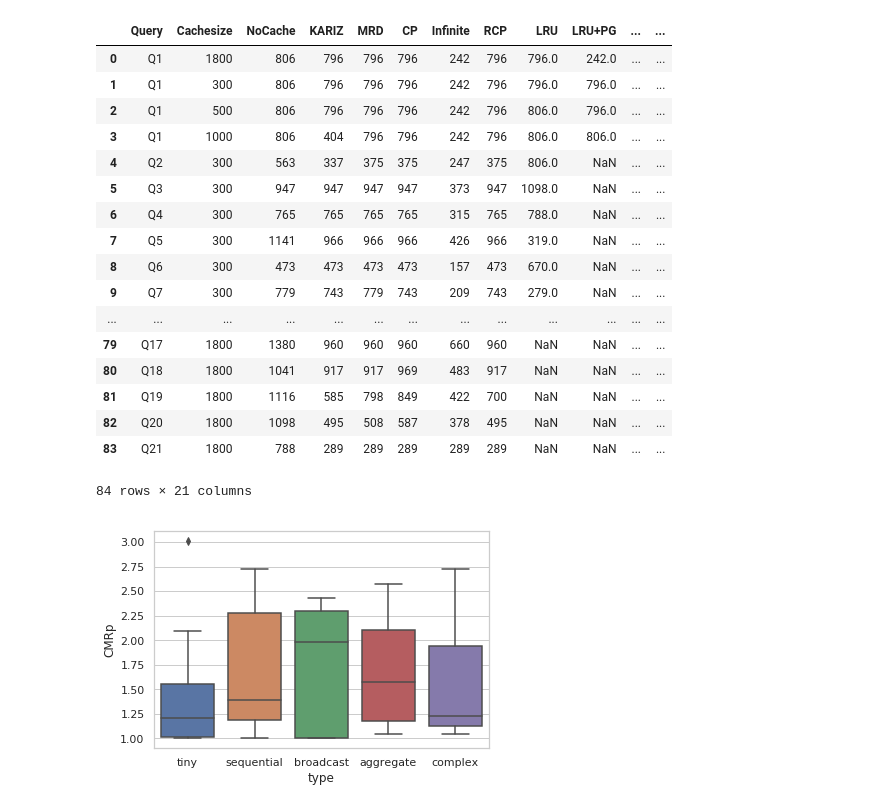
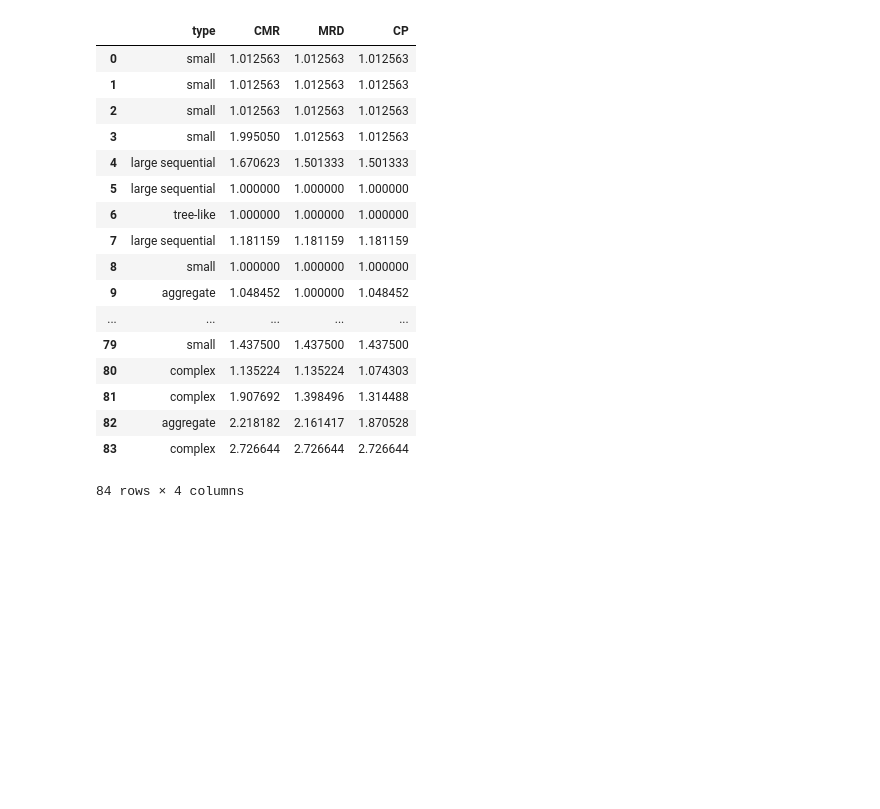
Before and after one commit to UmasouTTT/Kariz, a Jupyter notebook: expriments/microbenchmark/Untitled.ipynb, the cells around one changed output. Saved outputs shown, nothing was run; the diff lists cells and outputs as text; code cells hidden in the pictures; blank space fills up the shorter version.

```diff
--- a/expriments/microbenchmark/Untitled.ipynb
+++ b/expriments/microbenchmark/Untitled.ipynb
@@ -18,56 +18,62 @@ types = {
 "Q4" : "broadcast",
 "Q5" : "sequential",
 "Q6" : "tiny",
 "Q7" : "aggregate",
 "Q8" : "complex",
 "Q9" : "aggregate",
 "Q10" : "sequential",
 "Q11" : "broadcast",
 "Q12" : "sequential",
 "Q13" : "sequential",
 "Q14" : "tiny",
 "Q15" : "complex",
 "Q16" : "aggregate",
 "Q17" : "tiny",
 "Q18" : "complex",
 "Q19" : "complex",
 "Q20" : "aggregate",
 "Q21" : "complex",
 "Q22" : "sequential",
 }
 
 
 df = pd.read_csv('/local0/papers/KARIZ/OSDI20/Figures/scripts/SimResultsTPCHWarmCache.csv')
 def assign_type(row):
-    row['type'] = types[row['Query']]
+
+    dd = {"tiny": "small",
+          "sequential": "large sequential",
+          "broadcast": "tree-like",
+          "aggregate": "aggregate",
+          "complex": "complex"
+         }
+
+    row['type'] = dd[types[row['Query']]]
     return row
 
 df = df.apply(assign_type, axis=1)
 
-df['CMRp'] = df['NoCache']/df['KARIZ']
-df['MRDp'] = df['NoCache']/df['MRD']
-df['CPp'] = df['NoCache']/df['CP']
+df['MRD'] = df['NoCache']/df['MRDp']
+df['CP'] = df['NoCache']/df['CPp']
+df['CMR'] = df['NoCache']/df['KARIZp']
 
-sns.boxplot(x="type", y="CMRp", data=df)
-
-df
+df2 = df[['type', 'CMR', 'MRD', 'CP']]
+df2
 # %% [output]
-|  | Query | Cachesize | NoCache | KARIZ | MRD | CP | Infinite | RCP | LRU | LRU+PG | ... | ... |
-| 0 | Q1 | 1800 | 806 | 796 | 796 | 796 | 242 | 796 | 796.0 | 242.0 | ... | ... |
-| 1 | Q1 | 300 | 806 | 796 | 796 | 796 | 242 | 796 | 796.0 | 796.0 | ... | ... |
-| 2 | Q1 | 500 | 806 | 796 | 796 | 796 | 242 | 796 | 806.0 | 796.0 | ... | ... |
-| 3 | Q1 | 1000 | 806 | 404 | 796 | 796 | 242 | 796 | 806.0 | 806.0 | ... | ... |
-| 4 | Q2 | 300 | 563 | 337 | 375 | 375 | 247 | 375 | 806.0 | NaN | ... | ... |
-| 5 | Q3 | 300 | 947 | 947 | 947 | 947 | 373 | 947 | 1098.0 | NaN | ... | ... |
-| 6 | Q4 | 300 | 765 | 765 | 765 | 765 | 315 | 765 | 788.0 | NaN | ... | ... |
-| 7 | Q5 | 300 | 1141 | 966 | 966 | 966 | 426 | 966 | 319.0 | NaN | ... | ... |
-| 8 | Q6 | 300 | 473 | 473 | 473 | 473 | 157 | 473 | 670.0 | NaN | ... | ... |
-| 9 | Q7 | 300 | 779 | 743 | 779 | 743 | 209 | 743 | 279.0 | NaN | ... | ... |
-| ... | ... | ... | ... | ... | ... | ... | ... | ... | ... | ... | ... | ... |
-| 79 | Q17 | 1800 | 1380 | 960 | 960 | 960 | 660 | 960 | NaN | NaN | ... | ... |
-| 80 | Q18 | 1800 | 1041 | 917 | 917 | 969 | 483 | 917 | NaN | NaN | ... | ... |
-| 81 | Q19 | 1800 | 1116 | 585 | 798 | 849 | 422 | 700 | NaN | NaN | ... | ... |
-| 82 | Q20 | 1800 | 1098 | 495 | 508 | 587 | 378 | 495 | NaN | NaN | ... | ... |
-| 83 | Q21 | 1800 | 788 | 289 | 289 | 289 | 289 | 289 | NaN | NaN | ... | ... |
+|  | type | CMR | MRD | CP |
+| 0 | small | 1.012563 | 1.012563 | 1.012563 |
+| 1 | small | 1.012563 | 1.012563 | 1.012563 |
+| 2 | small | 1.012563 | 1.012563 | 1.012563 |
+| 3 | small | 1.995050 | 1.012563 | 1.012563 |
+| 4 | large sequential | 1.670623 | 1.501333 | 1.501333 |
+| 5 | large sequential | 1.000000 | 1.000000 | 1.000000 |
+| 6 | tree-like | 1.000000 | 1.000000 | 1.000000 |
+| 7 | large sequential | 1.181159 | 1.181159 | 1.181159 |
+| 8 | small | 1.000000 | 1.000000 | 1.000000 |
+| 9 | aggregate | 1.048452 | 1.000000 | 1.048452 |
+| ... | ... | ... | ... | ... |
+| 79 | small | 1.437500 | 1.437500 | 1.437500 |
+| 80 | complex | 1.135224 | 1.135224 | 1.074303 |
+| 81 | complex | 1.907692 | 1.398496 | 1.314488 |
+| 82 | aggregate | 2.218182 | 2.161417 | 1.870528 |
+| 83 | complex | 2.726644 | 2.726644 | 2.726644 |
-84 rows × 21 columns
+84 rows × 4 columns
-[figure, removed]
```
Also changed, not shown: parts of 3 cells of this notebook, 27 other files.
